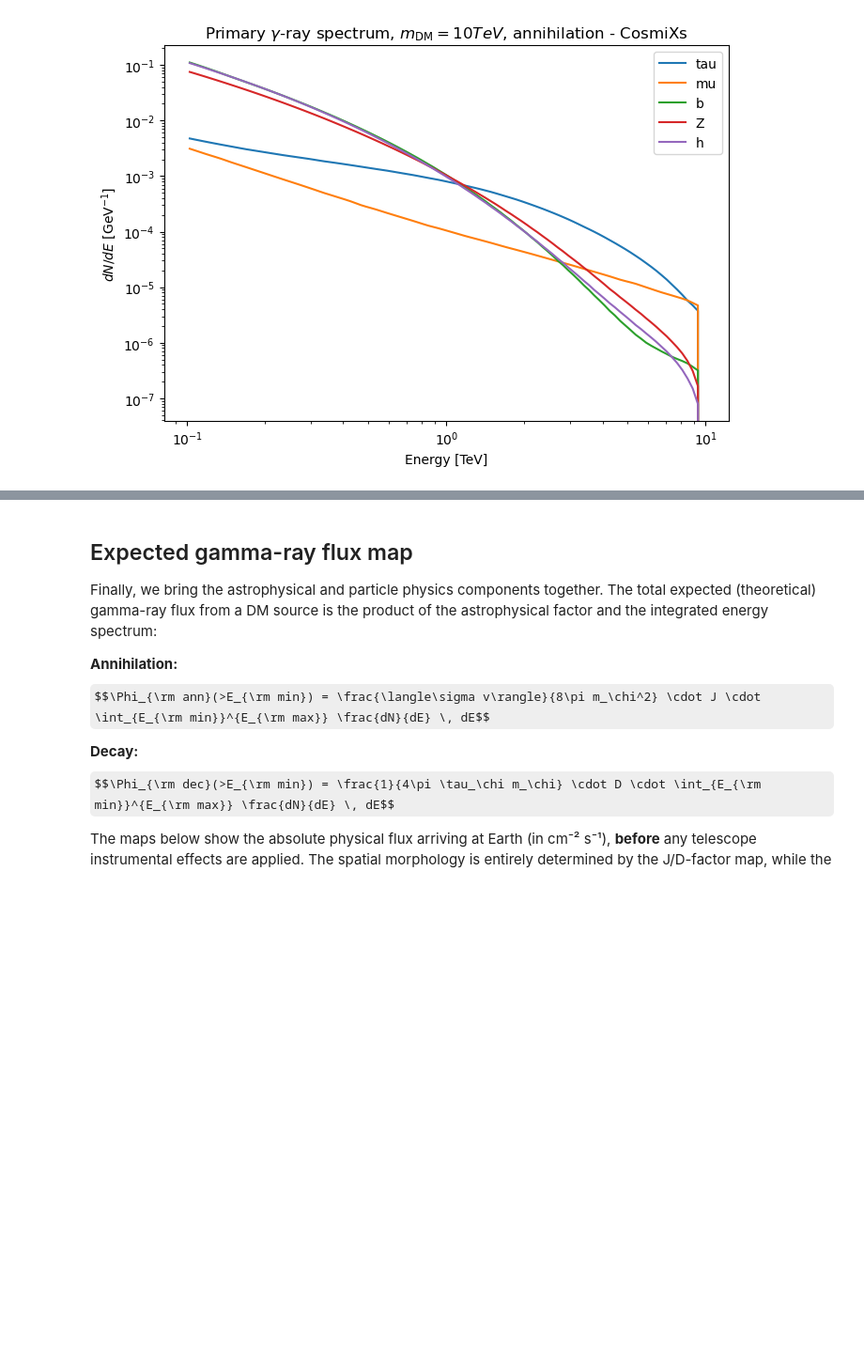
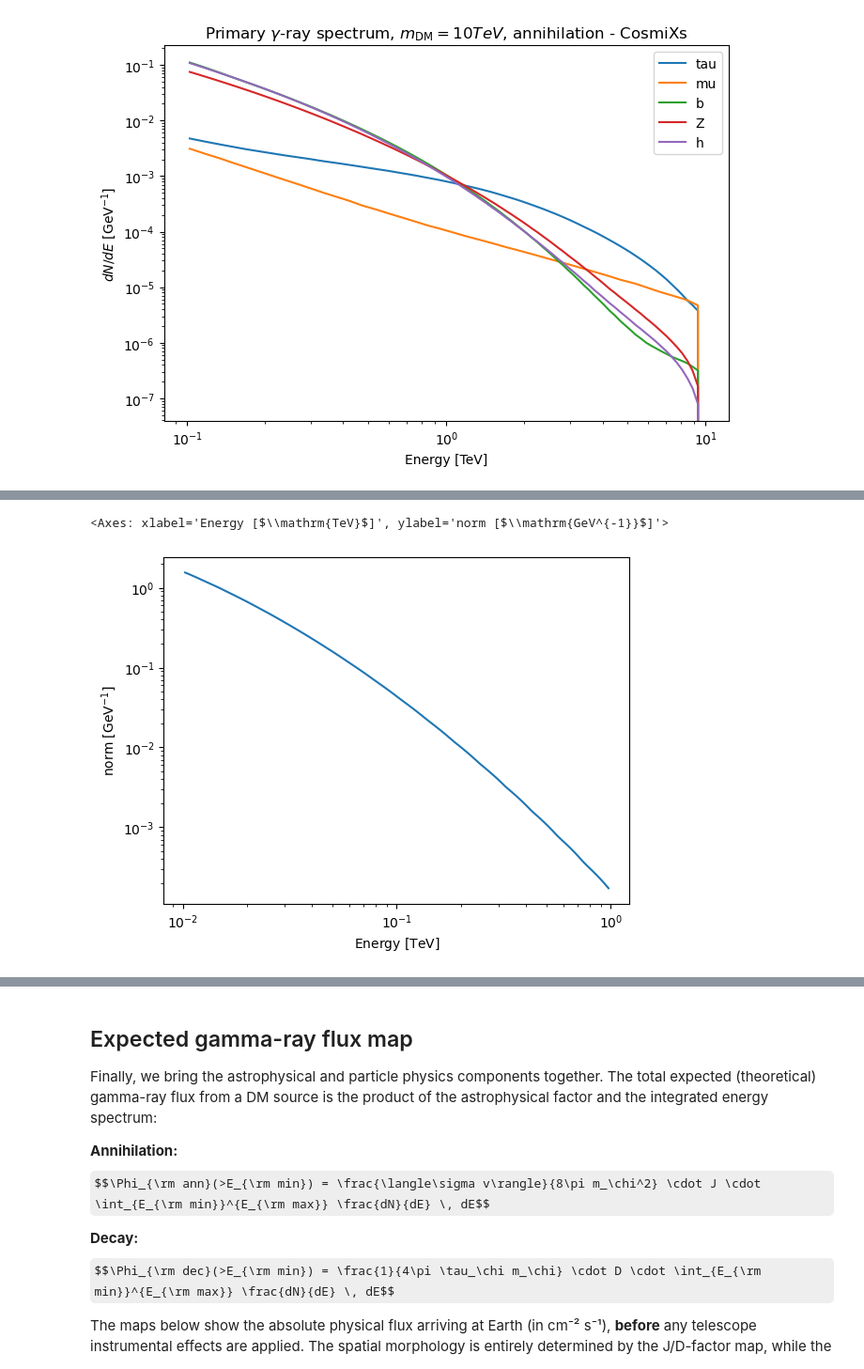
Before and after one commit to alexcervino/Dark-Matter-Tutorials-Gammapy, a Jupyter notebook: dark_matter_tutorial_basics.ipynb, the cells around one changed output, grey strips where cells are left out. Shown at 94% size. Cells and saved outputs as stored; diff of their text form; code cells hidden in the pictures; some formulas as TeX source; blank space fills up the shorter version.

Commit message:
Updates with the current main version of Gammapy - Include tutorial for custom file as spectra

```diff
--- a/dark_matter_tutorial_basics.ipynb
+++ b/dark_matter_tutorial_basics.ipynb
@@ -313,0 +366,12 @@ plt.show()
+# %%
+mDM = 1.0 * u.TeV
+
+fluxes_custom = PrimaryFlux(
+    mDM=mDM,
+    channel="b",
+    source="custom_spectra.ecsv",
+)
+fluxes_custom.plot(energy_bounds=[mDM / 100, mDM], yunits=u.Unit("1/GeV"))
+# %% [output]
+<Axes: xlabel='Energy [$\\mathrm{TeV}$]', ylabel='norm [$\\mathrm{GeV^{-1}}$]'>
+[figure, added]
```
Also changed, not shown: parts of 9 cells of this notebook.
